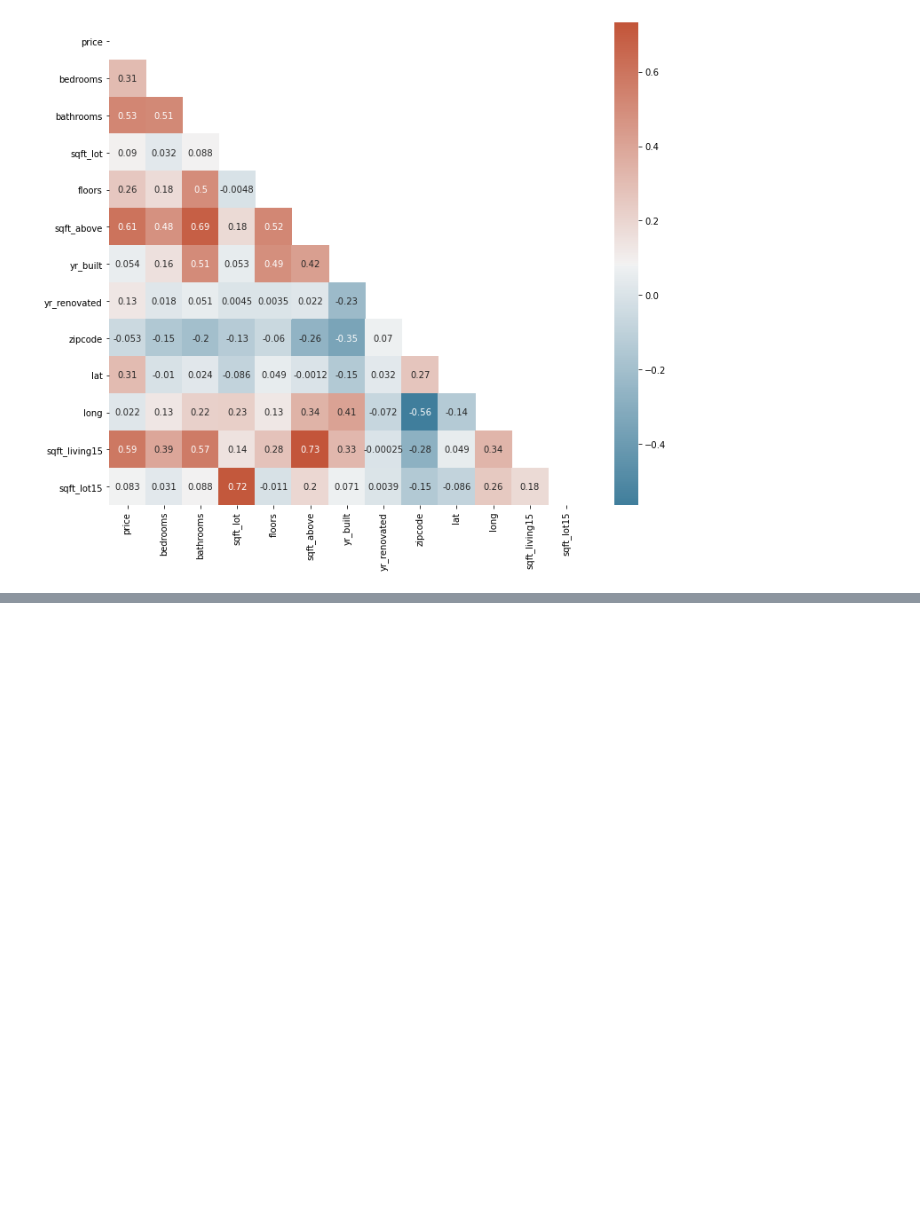
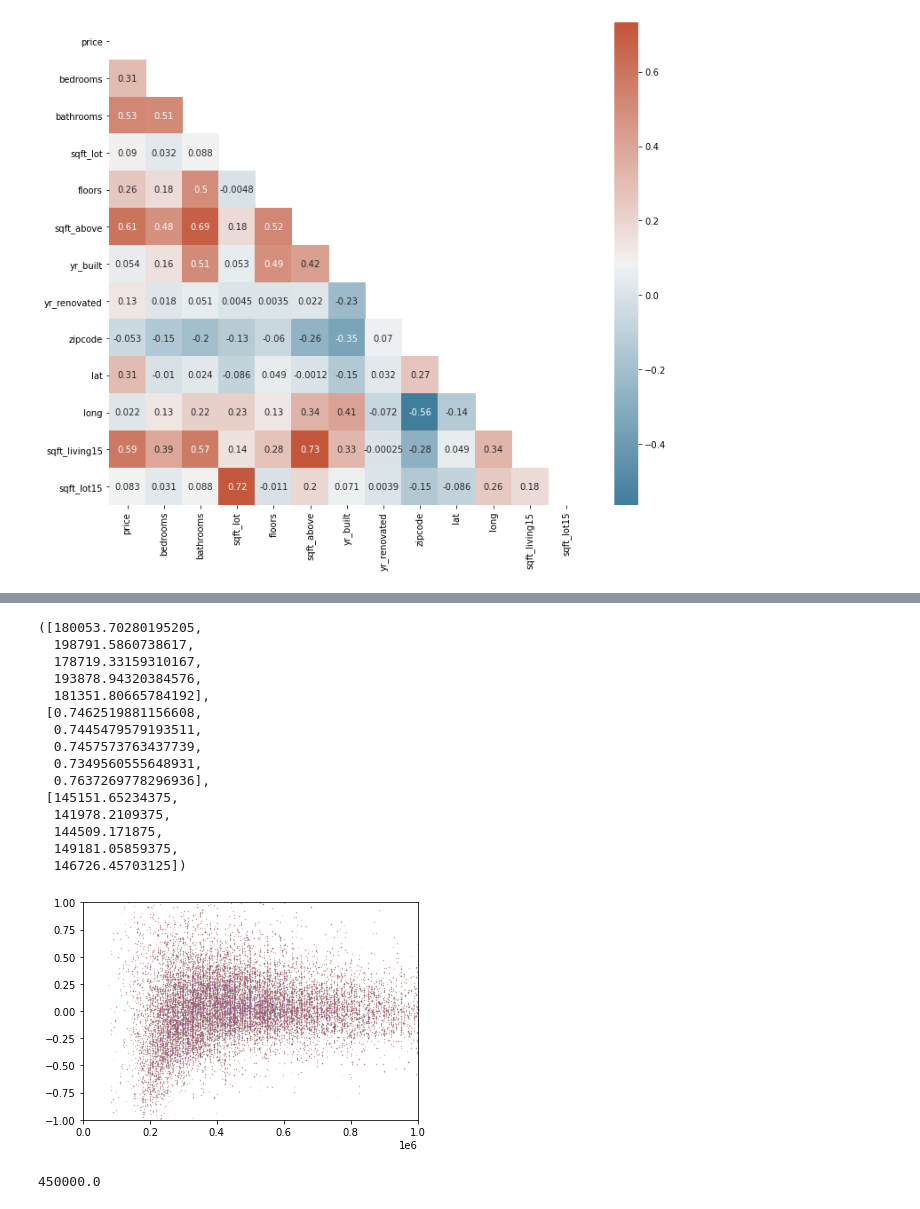
Before and after one commit to smashley-eakland/phase-2-project, a Jupyter notebook: Test_notebook.ipynb, the cells around one changed output, grey strips where cells are left out. Saved outputs shown, nothing was run; the diff lists cells and outputs as text; code cells hidden in the pictures; blank space fills up the shorter version.

```diff
--- a/Test_notebook.ipynb
+++ b/Test_notebook.ipynb
@@ -263,0 +272,60 @@ strong multicollinearity or other numerical problems.
+# %%
+#x axis actual prices, y axis normalize predictions
+def train_lr_randomly(data, sample_pt=None, ntimes=100):
+
+    rmse = []
+    r2 = []
+    point_predictions = [] if (sample_pt is not None) else None
+    y7 = data.price
+    x7 = data.drop(['price', 'date', 'sqft_lot', 'floors', 'waterfront', 'view', 'condition', 'grade',
+                       'sqft_above', 'sqft_basement', 'yr_built', 'yr_renovated', 'zipcode', 'lat', 'long',
+                       'sqft_living15', 'sqft_lot15'], axis=1)
+    lr7 = LinearRegression()
+
+    x_axis = [] # actual price
+    y_axis = [] # % error
+
+    for i in range(ntimes):
+        x7_train, x7_test, y7_train, y7_test = train_test_split(x7, y7, test_size=.2)
+        lr7.fit(x7_train, y7_train)
+
+        y_hat = lr7.predict(x7_test)
+
+        x_axis.append(y7_test)
+        y_axis.append((y_hat-y7_test)/y7_test)# predicted price - acutal price / actual price
+
+        plt.scatter(x_axis, y_axis, s=.1, alpha=.2)
+        plt.xlim(0,1000000)
+        plt.ylim(-1, 1)
+
+        rmse.append(np.sqrt(mean_squared_error(y7_test, y_hat)))
+        r2.append(lr7.score(x7_test, y7_test))
+
+        if sample_pt is not None:
+            y_hat_pt = lr7.predict(sample_pt)
+            point_predictions.append(y_hat_pt[0])
+
+    return rmse, r2, point_predictions
+# %%
+train_lr_randomly(data=zip_cat,sample_pt=sample, ntimes=5)
+# %% [output]
+([180053.70280195205,
+  198791.5860738617,
+  178719.33159310167,
+  193878.94320384576,
+  181351.80665784192],
+ [0.7462519881156608,
+  0.7445479579193511,
+  0.7457573763437739,
+  0.7349560555648931,
+  0.7637269778296936],
+ [145151.65234375,
+  141978.2109375,
+  144509.171875,
+  149181.05859375,
+  146726.45703125])
+[figure, added]
+# %%
+zip_cat.price.median()
+# %% [output]
+450000.0
```
Also changed, not shown: parts of 13 cells of this notebook.
